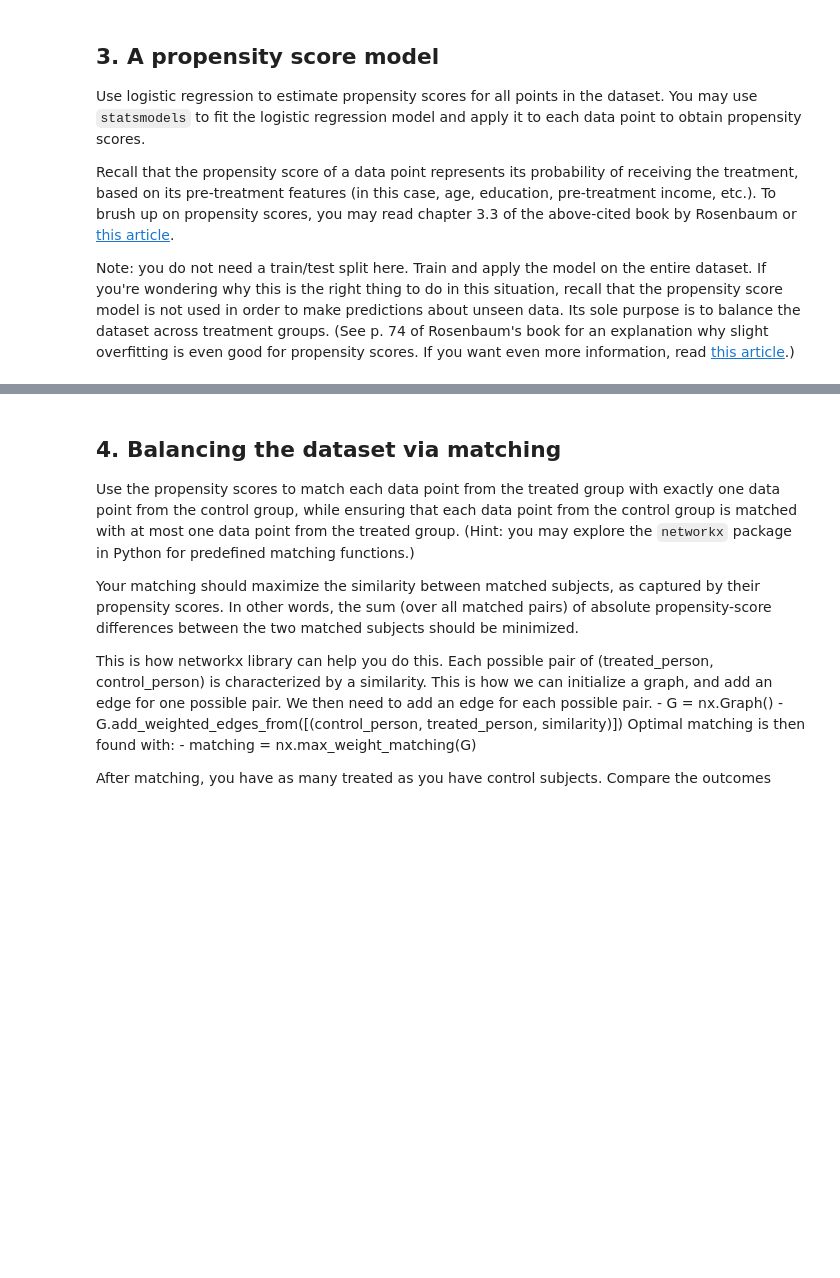
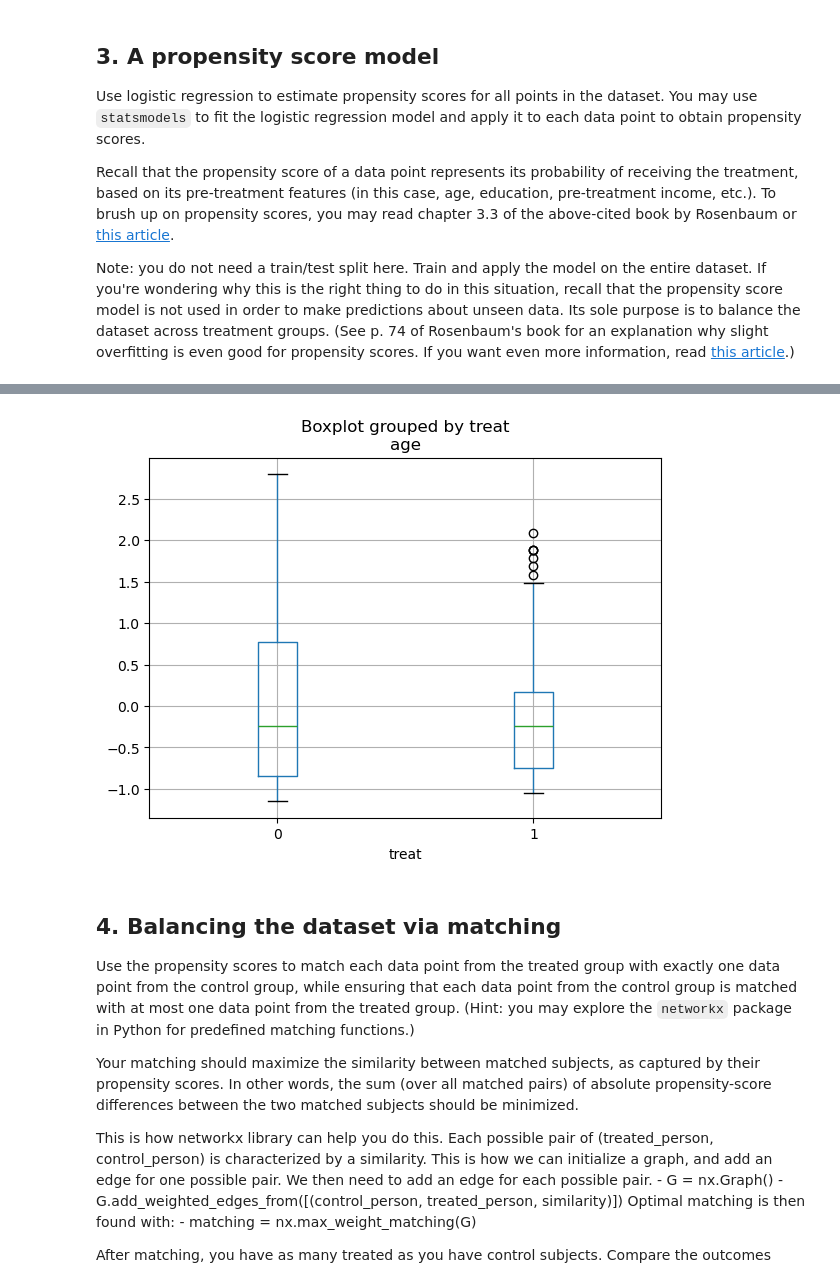
Before and after one commit to Etiennedelab/ADAFORK, a Jupyter notebook: Exercises/05 - Causal analysis of observational data/Observational studies exercise.ipynb, the cells around one changed output, grey strips where cells are left out. Saved outputs shown, nothing was run; the diff lists cells and outputs as text; code cells hidden in the pictures; blank space fills up the shorter version.

```diff
--- a/Exercises/05 - Causal analysis of observational data/Observational studies exercise.ipynb
+++ b/Exercises/05 - Causal analysis of observational data/Observational studies exercise.ipynb
@@ -228,6 +227,11 @@ educ                 0.4240      0.171      2.477      0.013       0.088       0
 re74                -0.4650      0.186     -2.497      0.013      -0.830      -0.100
 re75                 0.1761      0.153      1.153      0.249      -0.123       0.476
 ====================================================================================
+# %%
+df.boxplot( "age", by ="treat" )
+plt.show()
+# %% [output]
+[figure, added]
 # %% [markdown]
 ## 4. Balancing the dataset via matching
 
```
Also changed, not shown: parts of 16 cells of this notebook, 7 other files.
